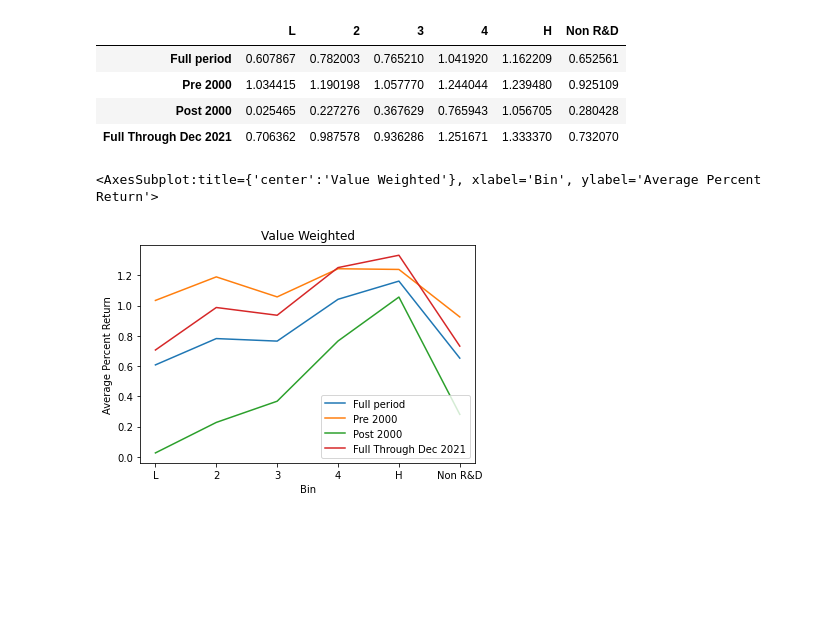
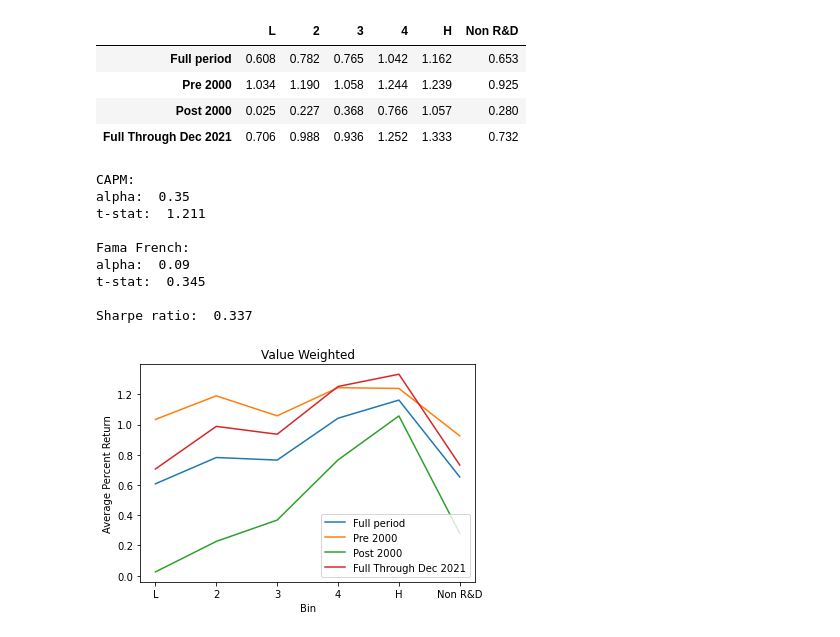
Before and after one commit to AmritSd/Does_R-D_Matter, a Jupyter notebook: rudra_rd_trading.ipynb, the cells around one changed output. Saved outputs shown, nothing was run; the diff lists cells and outputs as text; code cells hidden in the pictures; blank space fills up the shorter version.

```diff
--- a/rudra_rd_trading.ipynb
+++ b/rudra_rd_trading.ipynb
@@ -191,7 +189,7 @@ def get_results(monthly_returns):
 
     results.index = ["Full period", "Pre 2000", "Post 2000", "Full Through Dec 2021"]
 
-    return results
+    return results.round(3)
 # %%
 def clean_data(stocks_raw, fundamentals_raw, fama_french_raw):
     stocks = clean_stocks(stocks_raw)
@@ -213,6 +270,7 @@ equal_monthly_returns = get_excess_returns(equal_monthly_returns, fama_french)
 
 equal_results = get_results(equal_monthly_returns)
 display(equal_results)
-equal_results.T.plot(ylabel="Average Percent Return", xlabel="Bin", title="Value Weighted")
+equal_results.T.plot(ylabel="Average Percent Return", xlabel="Bin", title="Equal Weighted")
+run_regressions_and_sharpe(fama_french, equal_monthly_returns)
 # %% [output]
 |  | L | 2 | 3 | 4 | H | Non R&D |
@@ -225,16 +291,25 @@ equal_results.T.plot(ylabel="Average Percent Return", xlabel="Bin", title="Value
 # %%
 value_monthly_returns = get_monthly_returns(firms, stocks, value_weighted=True)
 value_monthly_returns = get_excess_returns(value_monthly_returns, fama_french)
 
 value_results = get_results(value_monthly_returns)
 display(value_results)
 value_results.T.plot(ylabel="Average Percent Return", xlabel="Bin", title="Value Weighted")
+run_regressions_and_sharpe(fama_french, value_monthly_returns)
 # %% [output]
 |  | L | 2 | 3 | 4 | H | Non R&D |
-| Full period | 0.607867 | 0.782003 | 0.765210 | 1.041920 | 1.162209 | 0.652561 |
-| Pre 2000 | 1.034415 | 1.190198 | 1.057770 | 1.244044 | 1.239480 | 0.925109 |
-| Post 2000 | 0.025465 | 0.227276 | 0.367629 | 0.765943 | 1.056705 | 0.280428 |
-| Full Through Dec 2021 | 0.706362 | 0.987578 | 0.936286 | 1.251671 | 1.333370 | 0.732070 |
+| Full period | 0.608 | 0.782 | 0.765 | 1.042 | 1.162 | 0.653 |
+| Pre 2000 | 1.034 | 1.190 | 1.058 | 1.244 | 1.239 | 0.925 |
+| Post 2000 | 0.025 | 0.227 | 0.368 | 0.766 | 1.057 | 0.280 |
+| Full Through Dec 2021 | 0.706 | 0.988 | 0.936 | 1.252 | 1.333 | 0.732 |
-<AxesSubplot:title={'center':'Value Weighted'}, xlabel='Bin', ylabel='Average Percent Return'>
+CAPM:
+alpha:  0.35
+t-stat:  1.211
+
+Fama French:
+alpha:  0.09
+t-stat:  0.345
+
+Sharpe ratio:  0.337
 [figure]
 # %%
```
Also changed, not shown: parts of 6 cells of this notebook.
